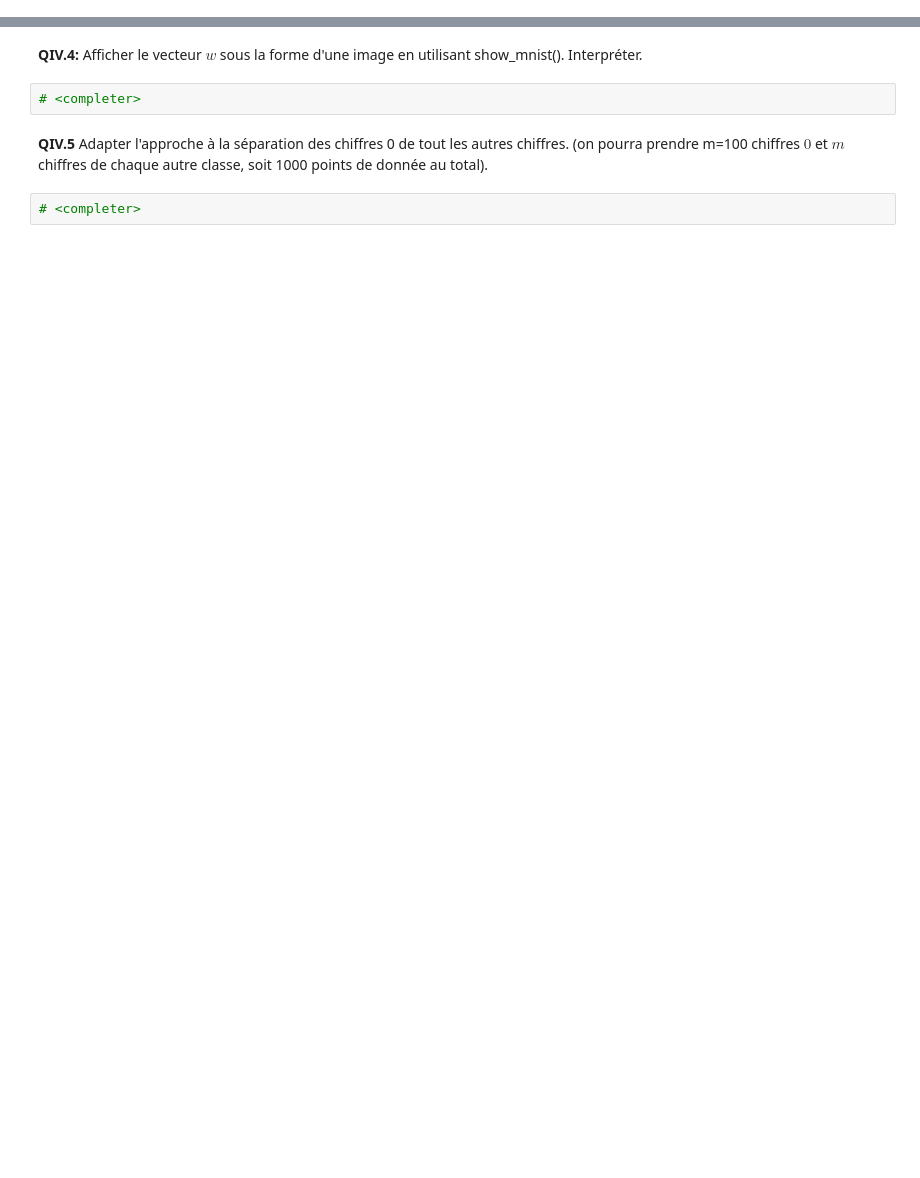
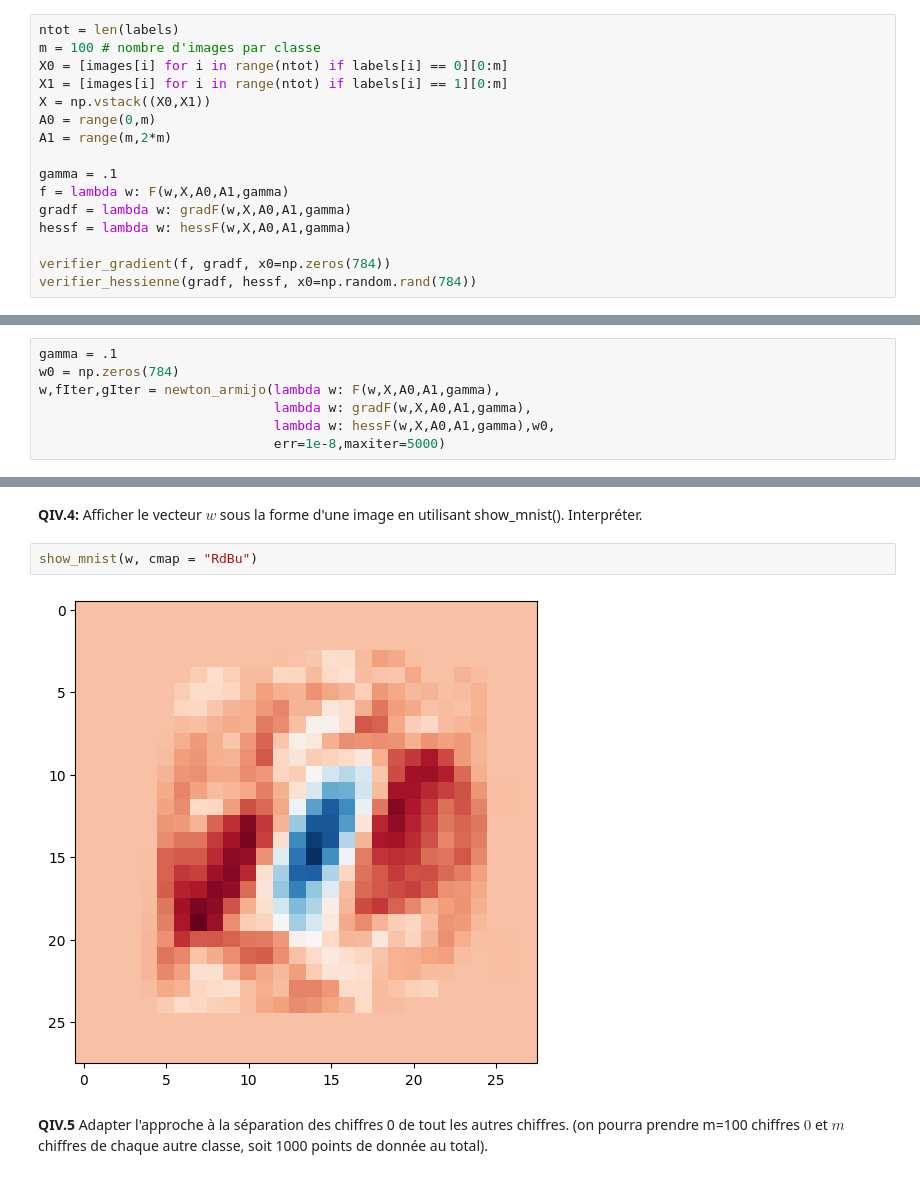
Before and after one commit to aboissie/Algorithms-for-Optimization-, a Jupyter notebook: TP2/tp2-sujet.ipynb, the cells around one changed output, grey strips where cells are left out. Cells and saved outputs as stored; diff of their text form; blank space fills up the shorter version.

```diff
--- a/TP2/tp2-sujet.ipynb
+++ b/TP2/tp2-sujet.ipynb
@@ -394,0 +412,16 @@ print(labels[i])
+# %%
+ntot = len(labels)
+m = 100 # nombre d'images par classe
+X0 = [images[i] for i in range(ntot) if labels[i] == 0][0:m]
+X1 = [images[i] for i in range(ntot) if labels[i] == 1][0:m]
+X = np.vstack((X0,X1))
+A0 = range(0,m)
+A1 = range(m,2*m)
+
+gamma = .1
+f = lambda w: F(w,X,A0,A1,gamma)
+gradf = lambda w: gradF(w,X,A0,A1,gamma)
+hessf = lambda w: hessF(w,X,A0,A1,gamma)
+
+verifier_gradient(f, gradf, x0=np.zeros(784))
+verifier_hessienne(gradf, hessf, x0=np.random.rand(784))
@@ -398,0 +433,7 @@ print(labels[i])
+# %%
+gamma = .1
+w0 = np.zeros(784)
+w,fIter,gIter = newton_armijo(lambda w: F(w,X,A0,A1,gamma),
+                              lambda w: gradF(w,X,A0,A1,gamma),
+                              lambda w: hessF(w,X,A0,A1,gamma),w0,
+                              err=1e-8,maxiter=5000)
@@ -408,8 +475,8 @@ print(labels[i])
 # %% [markdown]
 **QIV.4:** Afficher le vecteur $w$ sous la forme d'une image en utilisant show_mnist(). Interpréter.
-# %%
-# <completer>
+# %%
+show_mnist(w, cmap = "RdBu")
+# %% [output]
+[figure, added]
 # %% [markdown]
 **QIV.5** Adapter l'approche à la séparation des chiffres 0 de tout les autres chiffres. (on pourra prendre m=100 chiffres $0$ et $m$ chiffres de chaque autre classe, soit 1000 points de donnée au total).
-# %%
-# <completer>
```
Also changed, not shown: parts of 26 cells of this notebook, 1 other file.
